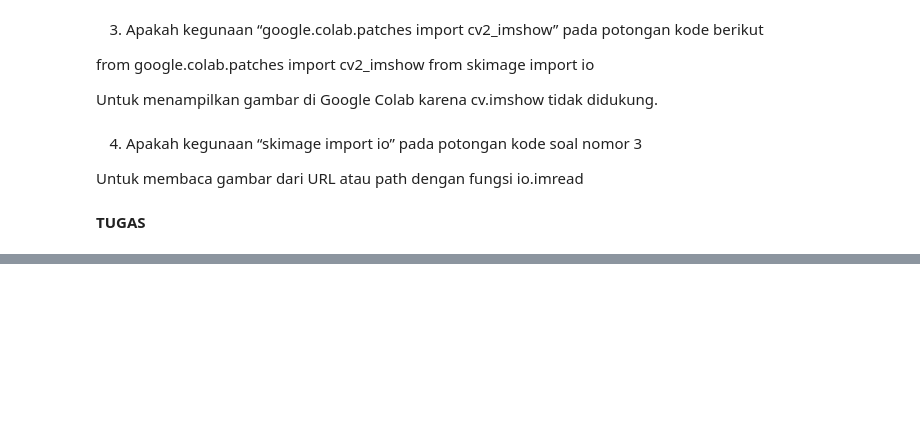
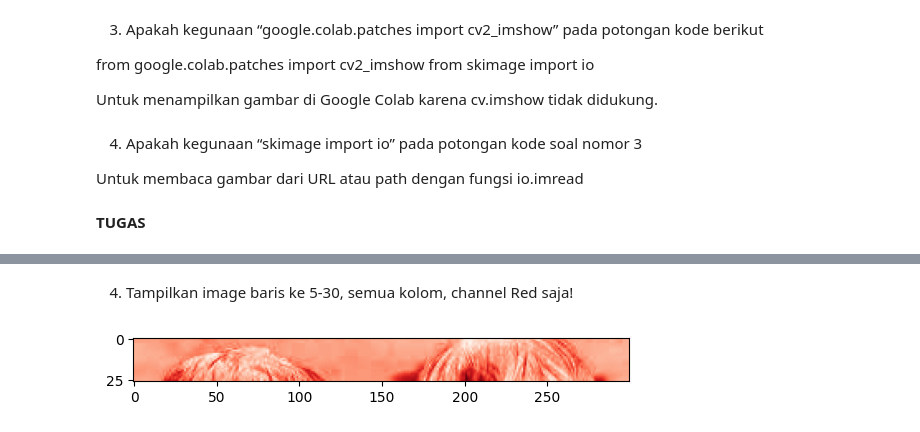
Before and after one commit to M-AdityoRahman/PCVK_Ganjil_2025, a Jupyter notebook: Week2.ipynb, the cells around one changed output, grey strips where cells are left out. Saved outputs shown, nothing was run; the diff lists cells and outputs as text; code cells hidden in the pictures; blank space fills up the shorter version.

```diff
--- a/Week2.ipynb
+++ b/Week2.ipynb
@@ -151,0 +191,8 @@ Untuk membaca gambar dari URL atau path dengan fungsi io.imread
+# %% [markdown]
+4. Tampilkan image baris ke 5-30, semua kolom, channel Red saja!
+# %%
+red_channel = img_rgb[5:31, :, 0]  # Baris 5-30, semua kolom, channel Red
+plt.imshow(red_channel, cmap='Reds')
+plt.show()
+# %% [output]
+[figure, added]
```
Also changed, not shown: parts of 18 cells of this notebook.
